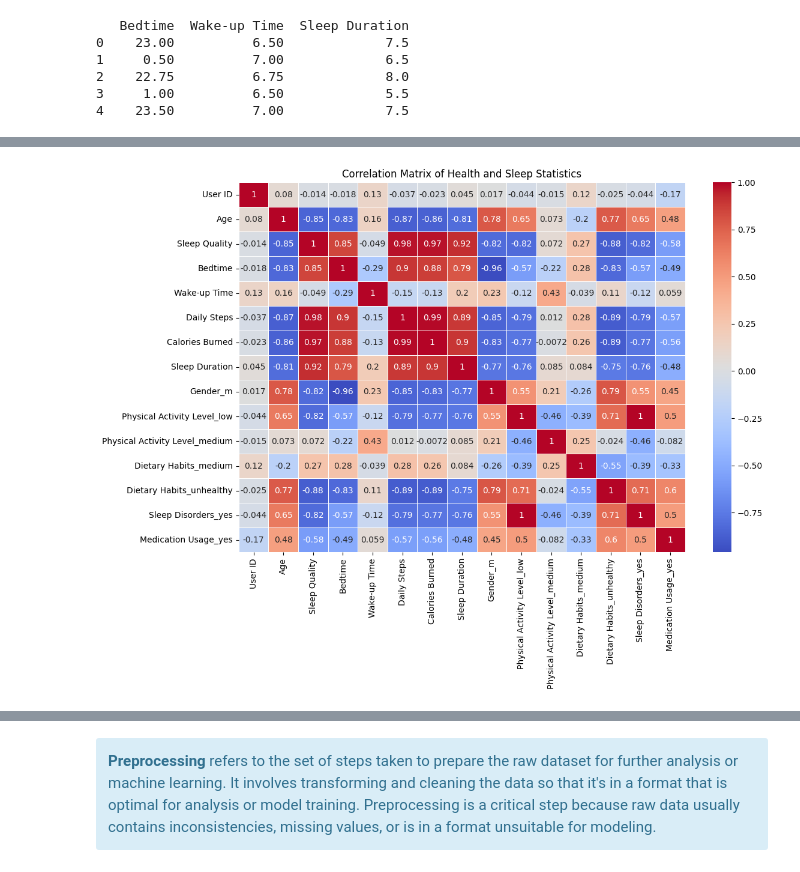
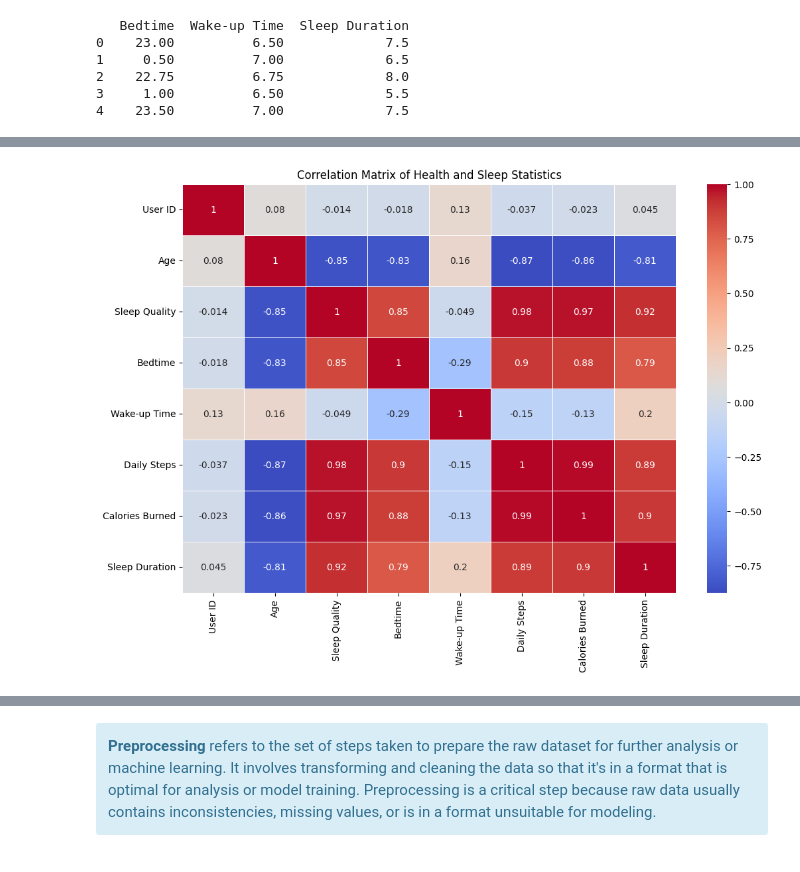
Before and after one commit to MalusiNgubane/Health-Sleep-Statistics, a Jupyter notebook: Health-Sleep-Statistics.ipynb, the cells around one changed output, grey strips where cells are left out. Saved outputs shown, nothing was run; the diff lists cells and outputs as text; code cells hidden in the pictures.

```diff
--- a/Health-Sleep-Statistics.ipynb
+++ b/Health-Sleep-Statistics.ipynb
@@ -271,14 +275,17 @@ print(health_df.head())
 # %%
-# Correlation Matrix
-# Reason: Check correlations between numerical features to identify strong relationships or multicollinearity.
+import seaborn as sns
+import matplotlib.pyplot as plt
 
-# Plot a heatmap to visualize correlations
+# Drop non-numeric columns to avoid conversion errors
+numeric_health_df = health_df.select_dtypes(include=['float64', 'int64'])
+
+# Plot a heatmap to visualize correlations of numeric features only
 plt.figure(figsize=(12, 8))
-sns.heatmap(health_df.corr(), annot=True, cmap='coolwarm', linewidths=0.5)
+sns.heatmap(numeric_health_df.corr(), annot=True, cmap='coolwarm', linewidths=0.5)
 plt.title("Correlation Matrix of Health and Sleep Statistics")
 plt.show()
 # %% [output]
-[figure, old version]
+[figure, new version]
 # %%
 # Summary of the cleaned data
 # Reason: After cleaning, let's summarize the cleaned data.
```
Also changed, not shown: parts of 54 cells of this notebook.
